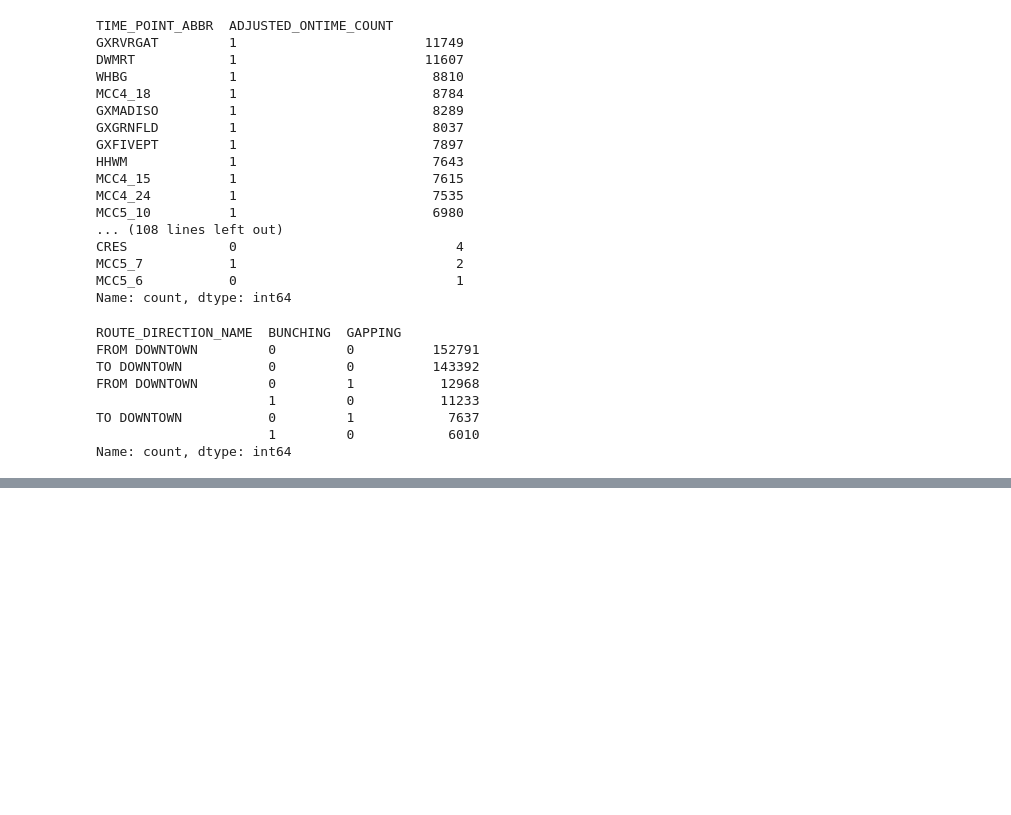
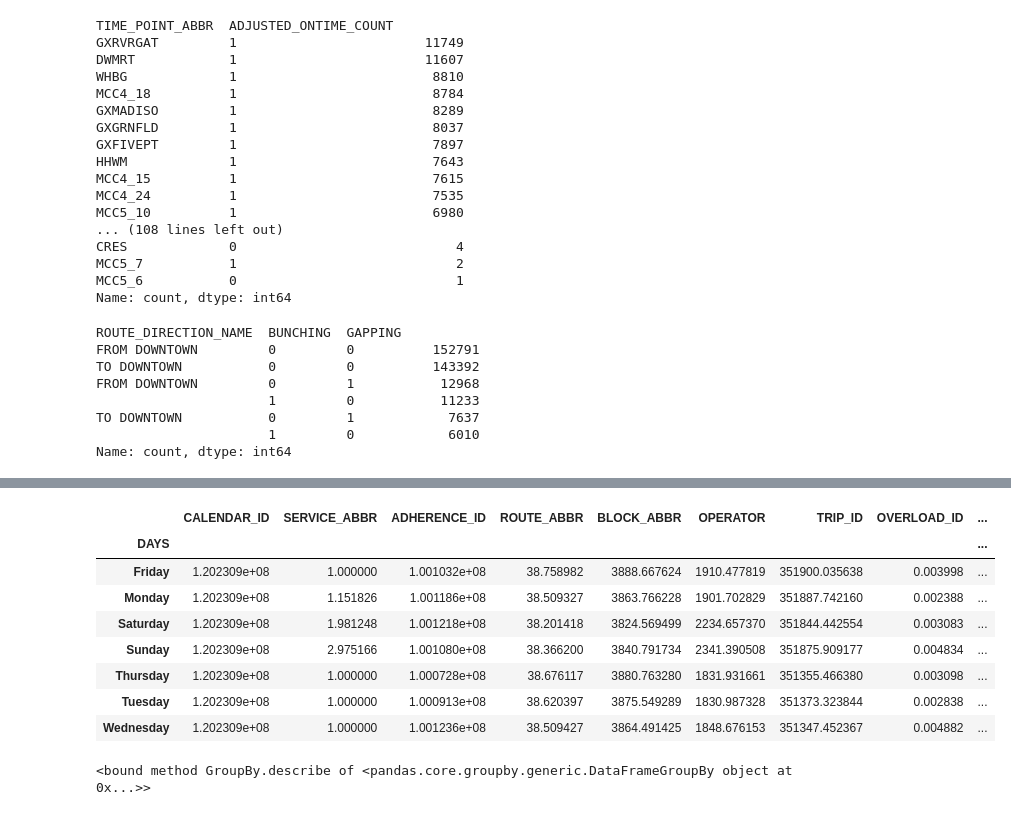
Before and after one commit to NSS-Data-Analytics-Cohort-11/wego-boomers, a Jupyter notebook: notebooks/wego_boomers_rneyin.ipynb, the cells around one changed output, grey strips where cells are left out. Drawn from its saved outputs; the diff is of its cells as text; code cells hidden in the pictures; blank space fills up the shorter version.

```diff
--- a/notebooks/wego_boomers_rneyin.ipynb
+++ b/notebooks/wego_boomers_rneyin.ipynb
@@ -575,0 +750,18 @@ Name: count, dtype: int64
+# %%
+sum_d = wego8.groupby(['DAYS']).mean('GAPPING')
+
+sum_d
+# %% [output]
+|  | CALENDAR_ID | SERVICE_ABBR | ADHERENCE_ID | ROUTE_ABBR | BLOCK_ABBR | OPERATOR | TRIP_ID | OVERLOAD_ID | ... |
+| DAYS |  |  |  |  |  |  |  |  | ... |
+| Friday | 1.202309e+08 | 1.000000 | 1.001032e+08 | 38.758982 | 3888.667624 | 1910.477819 | 351900.035638 | 0.003998 | ... |
+| Monday | 1.202309e+08 | 1.151826 | 1.001186e+08 | 38.509327 | 3863.766228 | 1901.702829 | 351887.742160 | 0.002388 | ... |
+| Saturday | 1.202309e+08 | 1.981248 | 1.001218e+08 | 38.201418 | 3824.569499 | 2234.657370 | 351844.442554 | 0.003083 | ... |
+| Sunday | 1.202309e+08 | 2.975166 | 1.001080e+08 | 38.366200 | 3840.791734 | 2341.390508 | 351875.909177 | 0.004834 | ... |
+| Thursday | 1.202309e+08 | 1.000000 | 1.000728e+08 | 38.676117 | 3880.763280 | 1831.931661 | 351355.466380 | 0.003098 | ... |
+| Tuesday | 1.202309e+08 | 1.000000 | 1.000913e+08 | 38.620397 | 3875.549289 | 1830.987328 | 351373.323844 | 0.002838 | ... |
+| Wednesday | 1.202309e+08 | 1.000000 | 1.001236e+08 | 38.509427 | 3864.491425 | 1848.676153 | 351347.452367 | 0.004882 | ... |
+# %%
+wego8.groupby(['DAYS']).describe
+# %% [output]
+<bound method GroupBy.describe of <pandas.core.groupby.generic.DataFrameGroupBy object at 0x...>>
```
Also changed, not shown: parts of 25 cells of this notebook.
